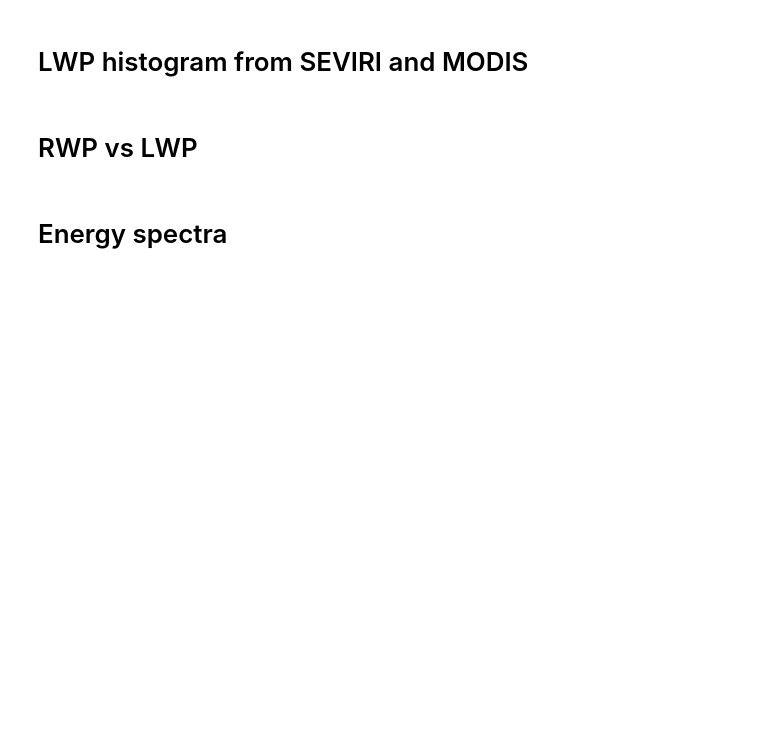
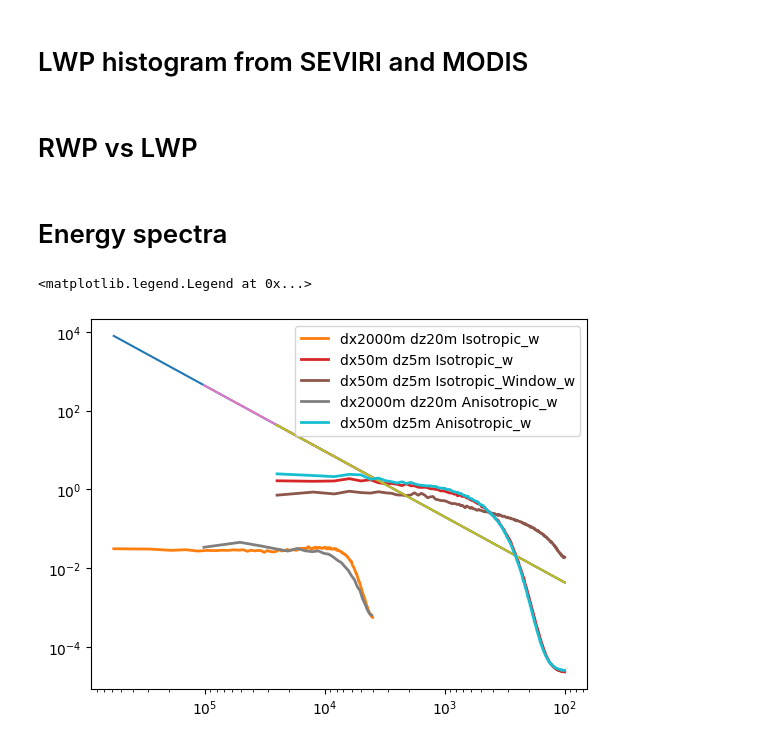
Before and after one commit to igfuw/xrUWLCM, a Jupyter notebook: examples/Sc_lowres_SGS.ipynb, the cells around one changed output. Cells and saved outputs as stored; diff of their text form; code cells hidden in the pictures; blank space fills up the shorter version.

```diff
--- a/examples/Sc_lowres_SGS.ipynb
+++ b/examples/Sc_lowres_SGS.ipynb
@@ -412,6 +415,10 @@ for varname, params in plot_parameters.items():
             _data.attrs["units"] = "m$^3$/s$^3$"
         elif((varname == 'k_ma[0]' or varname == 'k_ma[1]') and 'k_m' in data[simname]): # isotropic SMG stores k_m (single value)
             _data=data[simname]['k_m']
+        elif(varname == 'u'):
+            _data=data[simname]['u'] + data[simname].u_mean
+        elif(varname == 'v'):
+            _data=data[simname]['v'] + data[simname].v_mean
         else:
             if varname not in data[simname]:
                 _data=xr.zeros_like(data[simname]['rv'])
@@ -596,37 +603,44 @@ for varname, params in plot_parameters.items():
         _data = data[simname][varname]
         #print(_data.mean().values)
         #_data = _data.where(_data.z > height_range[0]).where(_data.z<height_range[1]).where(_data.t>ts).where(_data.t<=te)
+        #print(simname)
         #print(_data.shape)
         _data = _data.sel(z = slice(height_range[0], height_range[1]))
         #_data = _data.sel(z = slice(height_range[0] / data[simname].dz, height_range[1] / data[simname].dz)).sel(t = slice(ts,te))
         _data = _data.sel(t = slice(ts,te))
         #_data = _data.sel(z = slice([int(h / data[simname].dz) for h in height_range]))
+        #print(_data.shape)
         #print(_data.mean().values)
 
 
         #wkx = np.fft.rfft(_data, axis = 0)
         wkx = 1.0 / np.sqrt(len(_data.x) - 1) * np.fft.rfft(_data, axis = 1)
         wky = 1.0 / np.sqrt(len(_data.y) - 1) * np.fft.rfft(_data, axis = 2)
         #wky = 1.0 / np.sqrt(ny[var] - 1) * np.fft.rfft(w2d, axis = 1)
         #print(len(_data.x))
         Ex = (np.abs(wkx) ** 2)
         Ex = np.mean(Ex, axis = 2)
 #        Ey = 0.5 * (np.abs(wky) ** 2)
         Ey = (np.abs(wky) ** 2)
         Ey = np.mean(Ey, axis = 1)
 
         Exy = 0.5 * (Ex + Ey)
         #print(Ex.shape)
         #print(Exy.shape)
 #        Exy = Ex
         Exy_avg = Exy.mean(axis=0).mean(axis=1)
 
         K = np.fft.rfftfreq(len(_data.x) - 1) / data[simname].di # assume dy==dx
+        K = np.fft.rfftfreq(len(_data.x)) / data[simname].di # assume dy==dx
   #    plt.loglog(K, Exy)
       #lmbd = dx[var] / K
         lmbd = 1 / K
+        #print(K.shape)
         plt.loglog(lmbd, 2e-6* K**(-5./3.) )
         plt.loglog(lmbd, Exy_avg , linewidth=2, label=simname+"_"+varname)
 
 plt.gca().invert_xaxis()
 plt.legend()
+# %% [output]
+<matplotlib.legend.Legend at 0x...>
+[figure, added]
```
Also changed, not shown: parts of 8 cells of this notebook.
